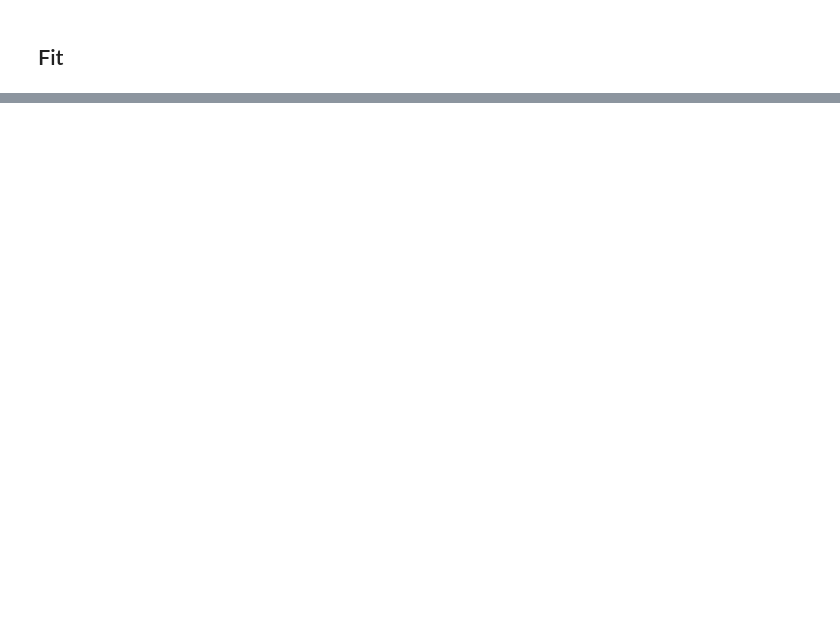
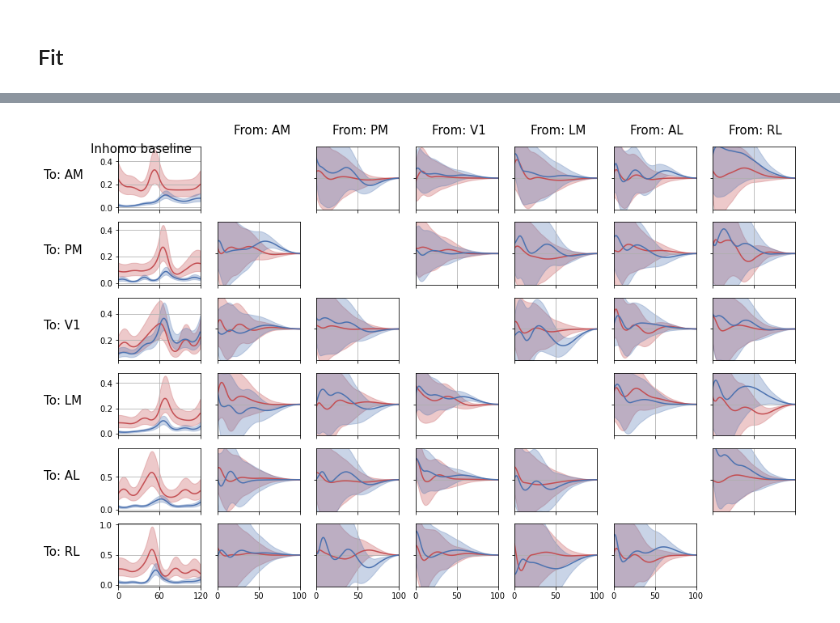
Before and after one commit to Qi-Xin/MultiNeuronGLM, a Jupyter notebook: Peak 1.ipynb, the cells around one changed output, grey strips where cells are left out. Drawn from its saved outputs; the diff is of its cells as text; code cells hidden in the pictures; blank space fills up the shorter version.

```diff
--- a/Peak 1.ipynb
+++ b/Peak 1.ipynb
@@ -332,13 +285,0 @@ for i in range(len(probe_list)):
-# %%
-name_dict = {-1:"stimu", 0:"AM", 1:"PM", 2:"V1", 3:"LM", 4:"AL", 5:"RL"}
-angle_list = [90, 65, 0, -90, -135, 165, 115]
-dis_from_center = [1, 1, 0.5 ,1 ,1, 0.8, 1]
-
-import networkx as nx
-G = nx.DiGraph()
-G.add_nodes_from([ name for name in name_dict.values() ])
-pos_standard = {}
-for i, angle in enumerate(angle_list):
-    dis = dis_from_center[i]
-    pos_standard[name_dict[i-1]] = dis*np.array([np.cos(angle/360*2*np.pi),
-                                                 np.sin(angle/360*2*np.pi)])
@@ -438,0 +396,86 @@ nx.draw(G, pos_standard, with_labels=True, node_size=1000, width=weights,
+# %%
+# use_all are all False
+name_list = ['AM', 'PM', 'V1', 'LM', 'AL', 'RL']
+fontsize = 15
+filter_length = 100
+filter_amp = 0.15
+trial_length = V1.nt
+
+sns.reset_orig()
+# sns.set_theme()
+plt.subplots(figsize=(15,10))
+for i in range(len(probe_list)):
+    for j in range(-1, len(probe_list)):
+        if i==j:
+            continue
+        ax = plt.subplot(6, 7, i*7+j+1+1, frameon=True)
+        filter_index = i,j
+        y, ci = running_filter[filter_index]
+        x = np.arange(y.shape[0])
+
+        if j == -1:
+            plt.plot(x, np.exp(y),label='running', color='r')
+            plt.fill_between(x, np.exp((y-2*ci)), np.exp((y+2*ci)), color='r', alpha=.3)
+        else:
+            # Correct for different number of neurons in different areas
+            plt.plot(x, y,label='running', color='r')
+            plt.fill_between(x, (y-2*ci), (y+2*ci), color='r', alpha=.3)
+
+        y, ci = stationary_filter[filter_index]
+        x = np.arange(y.shape[0])
+        if j == -1:
+            plt.plot(x, np.exp(y),label='stationary', color='b')
+            plt.fill_between(x, np.exp((y-2*ci)), np.exp((y+2*ci)), color='b', alpha=.3)
+            plt.xticks([0, trial_length/2, trial_length])
+            plt.xlim([0, trial_length])
+
+        else:
+            plt.plot(x, y,label='stationary', color='b')
+            plt.fill_between(x, (y-2*ci), (y+2*ci), color='b', alpha=.3)
+            plt.yticks([0])
+            plt.ylim([-filter_amp, filter_amp])
+            plt.yticks(color='w')
+            plt.xticks([0, filter_length/2, filter_length])
+            plt.xlim([0, filter_length])
+            if i==0:
+                plt.text(0.2*filter_length, 1.4*filter_amp, f'From: {name_list[j]}', fontsize=fontsize)
+
+        if j==0:
+            plt.text(-2.1*filter_length, 0, f'To: {name_list[i]}', fontsize=fontsize)
+        if i != 5:
+            plt.xticks(color='w')
+        plt.grid()
+
+#         ins = ax.inset_axes([0.6,0.6,0.4,0.4])
+#         sns.kdeplot(statistics_null_filter[filter_index], linewidth=2, ax=ins, fill=True)
+#         ins.axvline(statistics_filter[filter_index], linewidth=1.5, color='r')
+#         ins.set_xticks([])
+#         ins.set_yticks([])
+#         ins.set_ylabel('')
+
+        if i==0 and j==2:
+            plt.subplot(6, 7, i*7+j+1+1, frameon=True)
+            plt.text(-4.5*filter_length, 0, f'To: AM', fontsize=fontsize)
+        if i==1 and j==0:
+            plt.subplot(6, 7, i*7+j+1+1, frameon=True)
+            plt.text(0.2*filter_length, 3.8*filter_amp, f'From: AM', fontsize=fontsize)
+        if i==0 and j==-1:
+            plt.subplot(6, 7, i*7+j+1+1, frameon=True)
+            plt.text(-0.4*filter_length, 3.2*filter_amp, f'Inhomo baseline', fontsize=fontsize)
+
+#         if pvalue_filter[filter_index]<=0.05 and j!=-1:
+#             # change yellow to ROI
+#             stats_list = []
+#             for ii, ROI in enumerate(ROI_filter[filter_index]):
+#                 function1 = stationary_filter[filter_index][0]
+#                 function2 = running_filter[filter_index][0]
+#                 diff = np.abs(function1 - function2)
+#                 stats_list.append( np.sum(diff[ROI]) )
+#             temp = ROI_filter[filter_index][np.argmax(stats_list)]
+#             x = np.array([temp.min(), temp.max()])
+#             plt.fill_between(x, np.array([-filter_amp,-filter_amp]), np.array([filter_amp,filter_amp]), \
+#                              color='yellow', alpha=.5)
+#             ax.patch.set_alpha(0.3)
+#             ax.set_facecolor('yellow')
+# %% [output]
+[figure, added]
```
Also changed, not shown: parts of 20 cells of this notebook, 2 other files.
